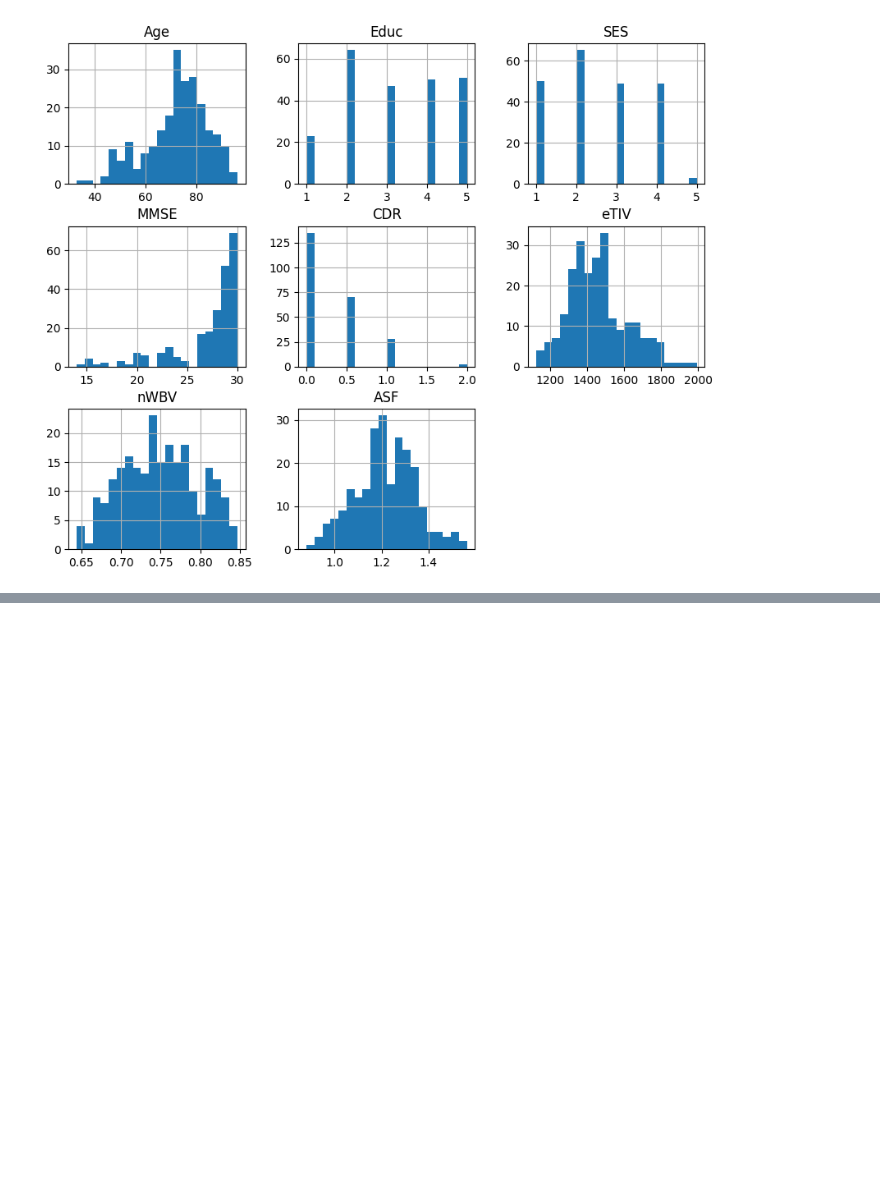
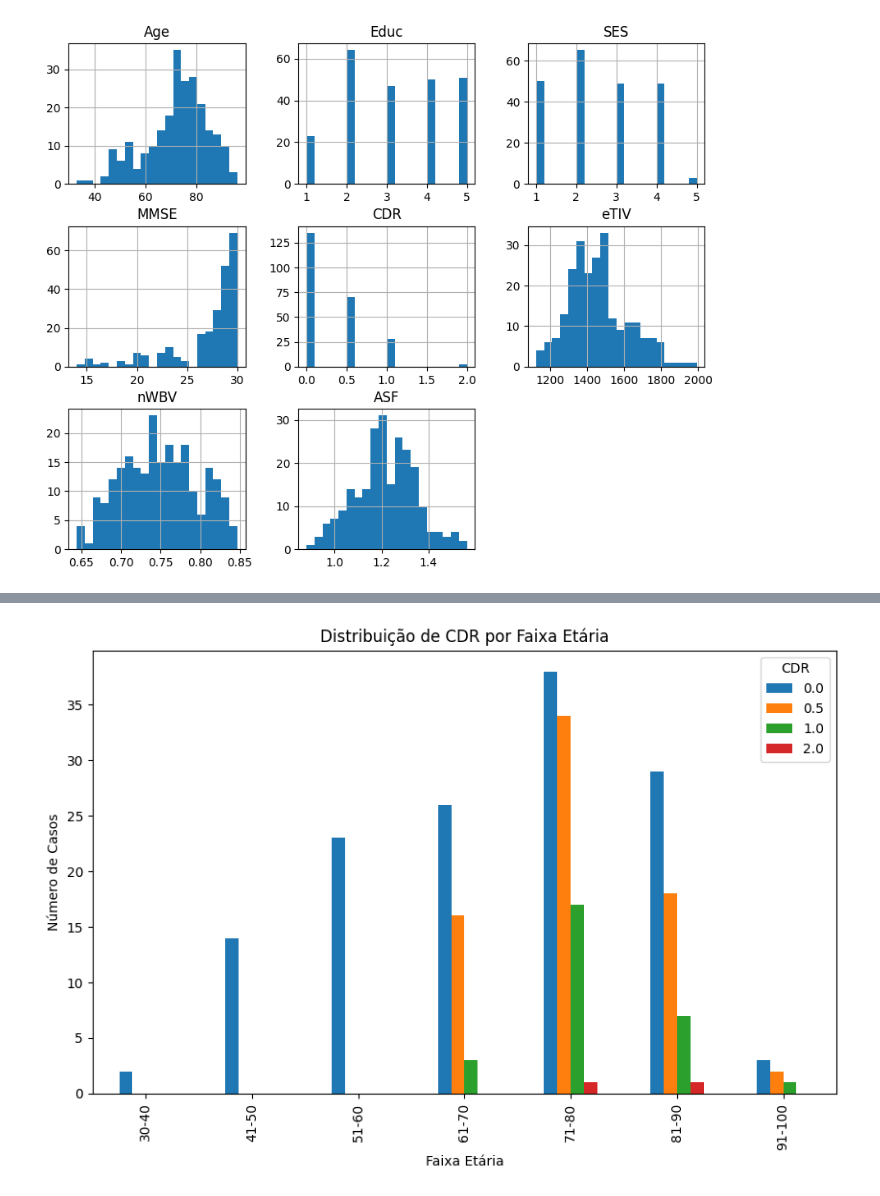
Before and after one commit to Joangopa/datascienceforneuro, a Jupyter notebook: testes.ipynb, the cells around one changed output, grey strips where cells are left out. Cells and saved outputs as stored; diff of their text form; code cells hidden in the pictures; blank space fills up the shorter version.

```diff
--- a/testes.ipynb
+++ b/testes.ipynb
@@ -179,0 +276,12 @@ plt.show()
+# %%
+bins_age = [30, 40, 50, 60, 70, 80, 90, 100]
+labels_age = ['30-40', '41-50', '51-60', '61-70', '71-80', '81-90', '91-100']
+
+data['Age_Range'] = pd.cut(data['Age'], bins=bins_age, labels=labels_age)
+
+# Tabela para CDR por intervalo de idade
+cdr_age_table = data.groupby(['Age_Range', 'CDR'], observed=True).size().reset_index(name='Count')
+
+cdr_age_table  = cdr_age_table.pivot(index='Age_Range', columns='CDR', values='Count').fillna(0)
+
+cdr_age_table
@@ -179,0 +298,10 @@ plt.show()
+# %%
+# Gráfico de barras agrupadas
+cdr_age_table.plot(kind='bar', figsize=(10, 6))
+plt.title('Distribuição de CDR por Faixa Etária')
+plt.xlabel('Faixa Etária')
+plt.ylabel('Número de Casos')
+plt.legend(title='CDR')
+plt.show()
+# %% [output]
+[figure, added]
```
Also changed, not shown: parts of 34 cells of this notebook, 2 other files.
